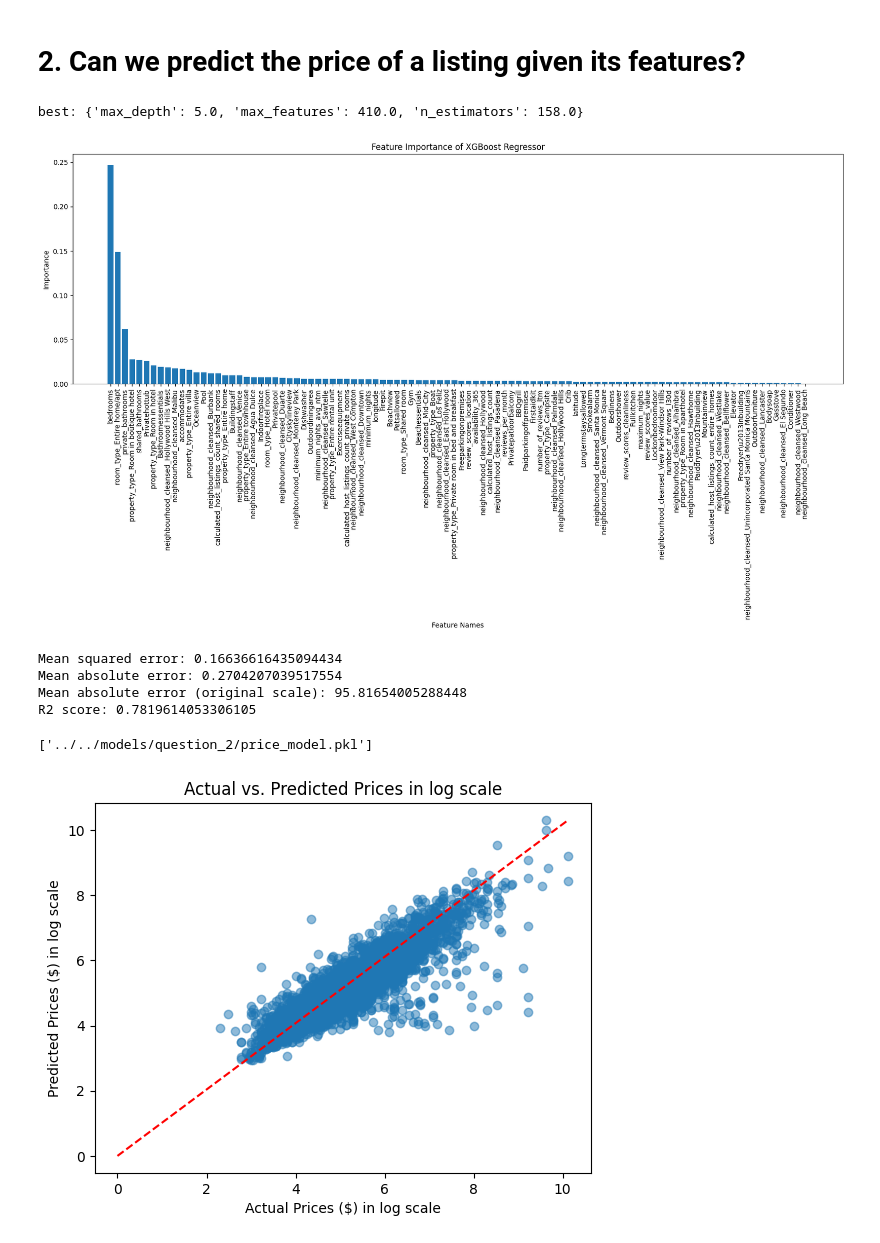
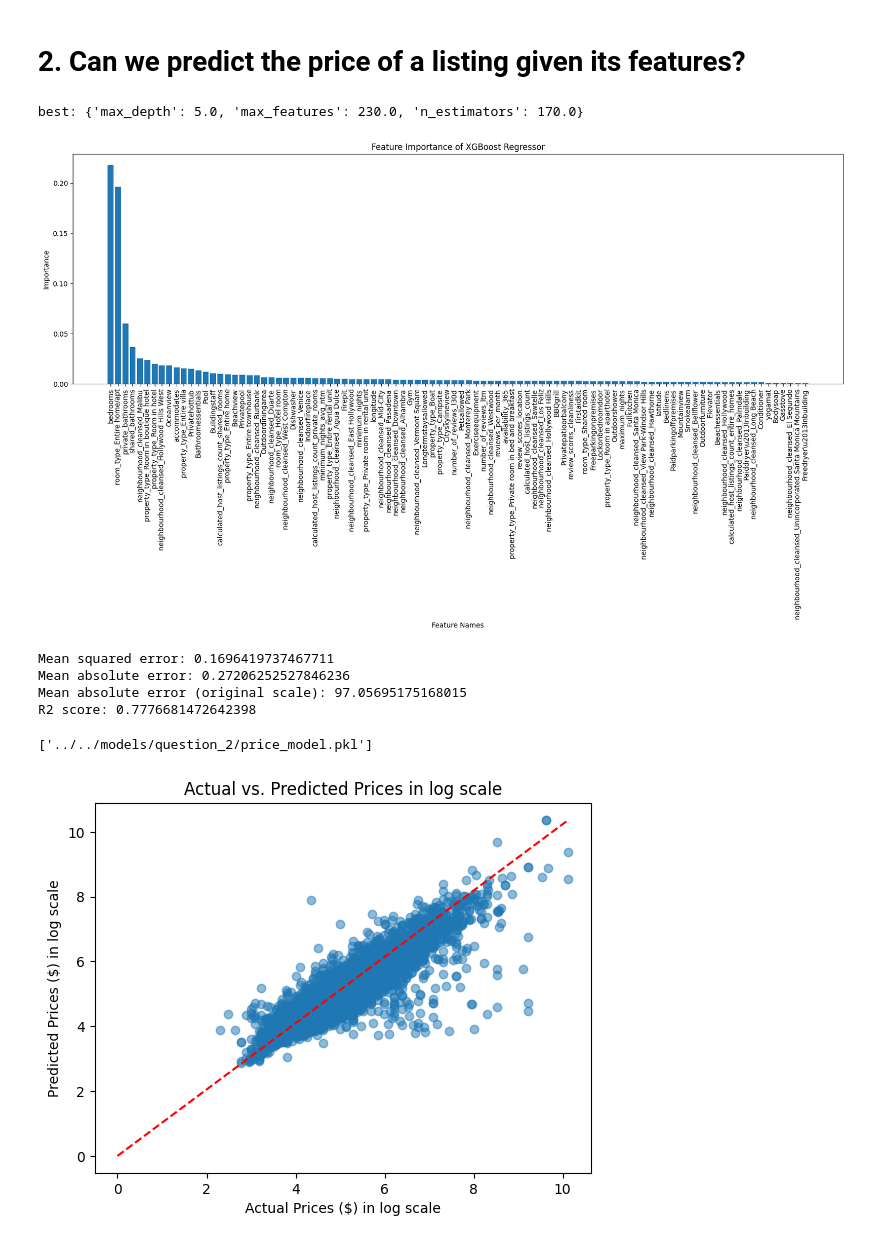
Before and after one commit to naoufal51/airbnb, a Jupyter notebook: notebooks/question_2/model_price.ipynb, the cells around one changed output. Saved outputs shown, nothing was run; the diff lists cells and outputs as text; code cells hidden in the pictures.

```diff
--- a/notebooks/question_2/model_price.ipynb
+++ b/notebooks/question_2/model_price.ipynb
@@ -50,6 +50,8 @@ def create_pipeline(params):
 
     Returns:
         pipeline (Pipeline): Pipeline object.
+    Note:
+    Check regression with xgb in https://machinelearningmastery.com/xgboost-for-regression/
     """
     model = xgb.XGBRegressor(objective='reg:squarederror', n_estimators=int(params['n_estimators']), max_depth=int(params['max_depth']))
     pipeline = Pipeline([
@@ -64,6 +66,7 @@ def objective(params, X_train, y_train, X_val, y_val):
 
     """
     Objective functions for hyperparameter optimization.
+    ref: http://hyperopt.github.io/hyperopt/
 
     Args:
         params (dict): dictionnary containing parameters (n_estimators, max_depth, max_features).
@@ -124,7 +127,7 @@ def plot_feature_importance(feature_columns, feature_importances, model_name, re
     plt.show()
 
 # Load the data
-path = '../../data/processed/question_1/listings_preprocessed_onehot.csv.gzip'
+path = '../../data/processed/question_1/listings_preprocessed_onehot.csv.gz'
 X, y = load_data(path)
 
 # Split the data into training/validation and testing sets
@@ -144,7 +147,7 @@ trials = Trials()
 best = fmin(lambda params: objective(params, X_train, y_train, X_val, y_val),
             space=space,
             algo=tpe.suggest,
-            max_evals=10,
+            max_evals=100,
             trials=trials)
 
 print('best:', best)
@@ -155,39 +158,39 @@ best_model = create_pipeline(best)
 # Fit the best model to the data
 best_model.fit(X_train_val, y_train_val)
 
 # Get feature importance from the regressor model
 selected_feature_importances = best_model.named_steps['Model_Regressor'].feature_importances_
 
 # Get the selected features
 selected_features = best_model.named_steps['Feature_Selection'].get_support()
 selected_feature_columns = X_train.columns[selected_features].tolist()
 
 # plot the feature importance
 model_name = 'XGBoost Regressor'
 report_dir = '../../reports/figures/question_2/'
 plot_feature_importance(selected_feature_columns, selected_feature_importances, model_name, report_dir)
 
 # Print some evaluation metrics
 y_pred = best_model.predict(X_test)
 r2 = r2_score(y_test, y_pred)
 mse = mean_squared_error(y_test, y_pred)
 mae = mean_absolute_error(y_test, y_pred)
 mae_original = mean_absolute_error(np.exp(y_test), np.exp(y_pred))
 
 print('Mean squared error:', mse)
 print('Mean absolute error:', mae)
 print('Mean absolute error (original scale):', mae_original)
 print('R2 score:', r2)
 
 # save model sklearn pipeline
 joblib.dump(best_model, '../../models/question_2/price_model.pkl')
 # %% [output]
-best: {'max_depth': 5.0, 'max_features': 410.0, 'n_estimators': 158.0}
+best: {'max_depth': 5.0, 'max_features': 230.0, 'n_estimators': 170.0}
-[figure, old version]
+[figure, new version]
-Mean squared error: 0.16636616435094434
-Mean absolute error: 0.2704207039517554
-Mean absolute error (original scale): 95.81654005288448
-R2 score: 0.7819614053306105
+Mean squared error: 0.1696419737467711
+Mean absolute error: 0.27206252527846236
+Mean absolute error (original scale): 97.05695175168015
+R2 score: 0.7776681472642398
 ['../../models/question_2/price_model.pkl']
 # %%
 # Create a scatter plot of actual vs. predicted prices
@@ -202,4 +205,4 @@ plt.title("Actual vs. Predicted Prices in log scale")
 plt.savefig(f'{report_dir}/actual_vs_predicted_prices_log_scale.png', bbox_inches='tight')
 plt.show()
 # %% [output]
-[figure, old version]
+[figure, new version]
```
Also changed, not shown: 2 other files.
